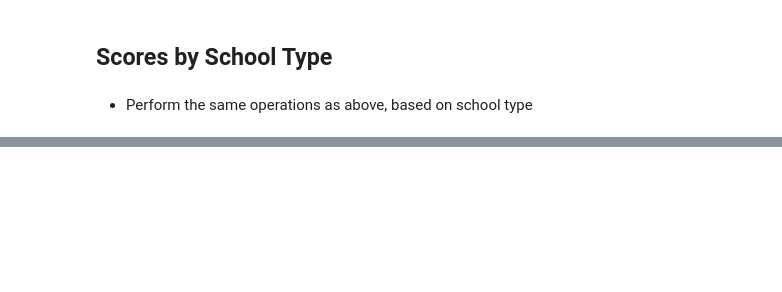
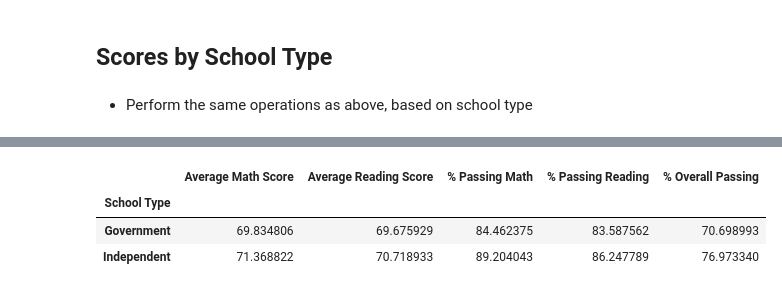
Before and after one commit to Hluu1/Panda-Challenge, a Jupyter notebook: PyCitySchools/PyCitySchools_starter.ipynb, the cells around one changed output, grey strips where cells are left out. Cells and saved outputs as stored; diff of their text form; code cells hidden in the pictures; blank space fills up the shorter version.

```diff
--- a/PyCitySchools/PyCitySchools_starter.ipynb
+++ b/PyCitySchools/PyCitySchools_starter.ipynb
@@ -339,0 +338,10 @@ KeyError: "Column(s) ['% Passing Maths', 'Average Maths Score'] do not exist"
+# %%
+type_summary = per_school_summary.groupby(["School Type"]).mean()[["Average Math Score", "Average Reading Score", "% Passing Math", "% Passing Reading", "% Overall Passing"]]
+
+type_summary.style.format("{:.2f}")
+type_summary
+# %% [output]
+|  | Average Math Score | Average Reading Score | % Passing Math | % Passing Reading | % Overall Passing |
+| School Type |  |  |  |  |  |
+| Government | 69.834806 | 69.675929 | 84.462375 | 83.587562 | 70.698993 |
+| Independent | 71.368822 | 70.718933 | 89.204043 | 86.247789 | 76.973340 |
```
Also changed, not shown: parts of 5 cells of this notebook.
